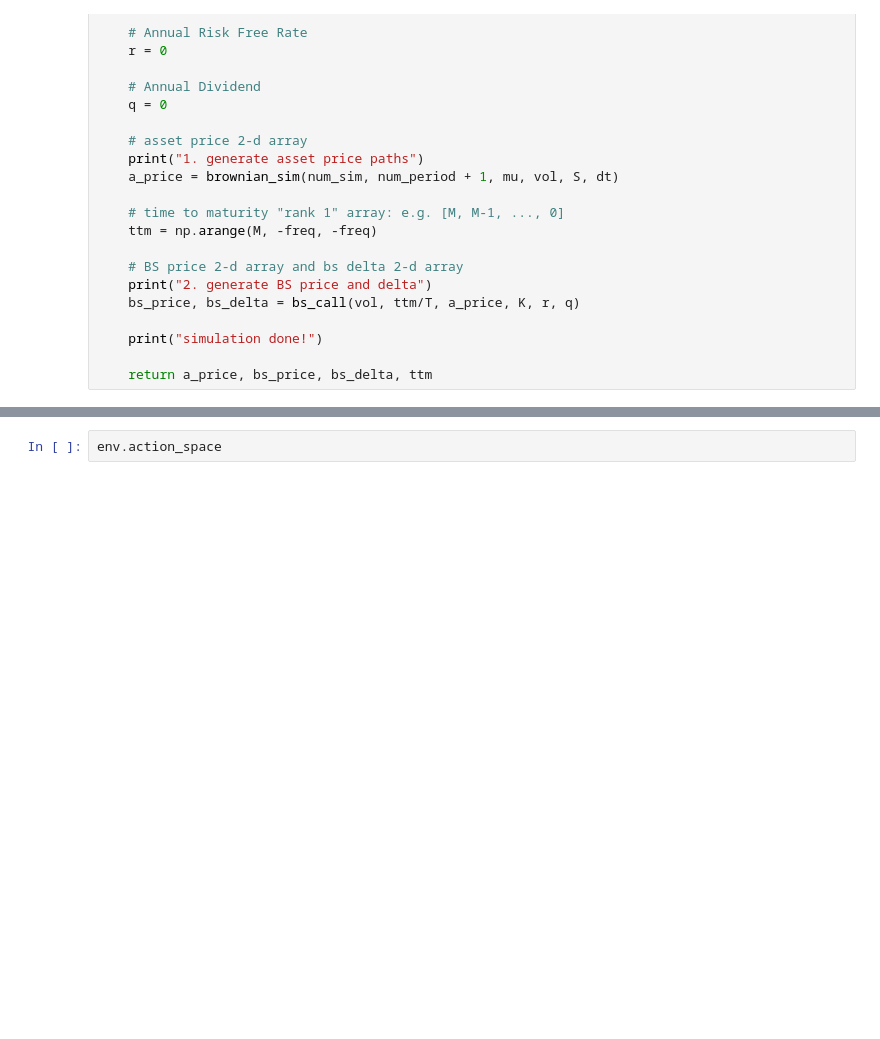
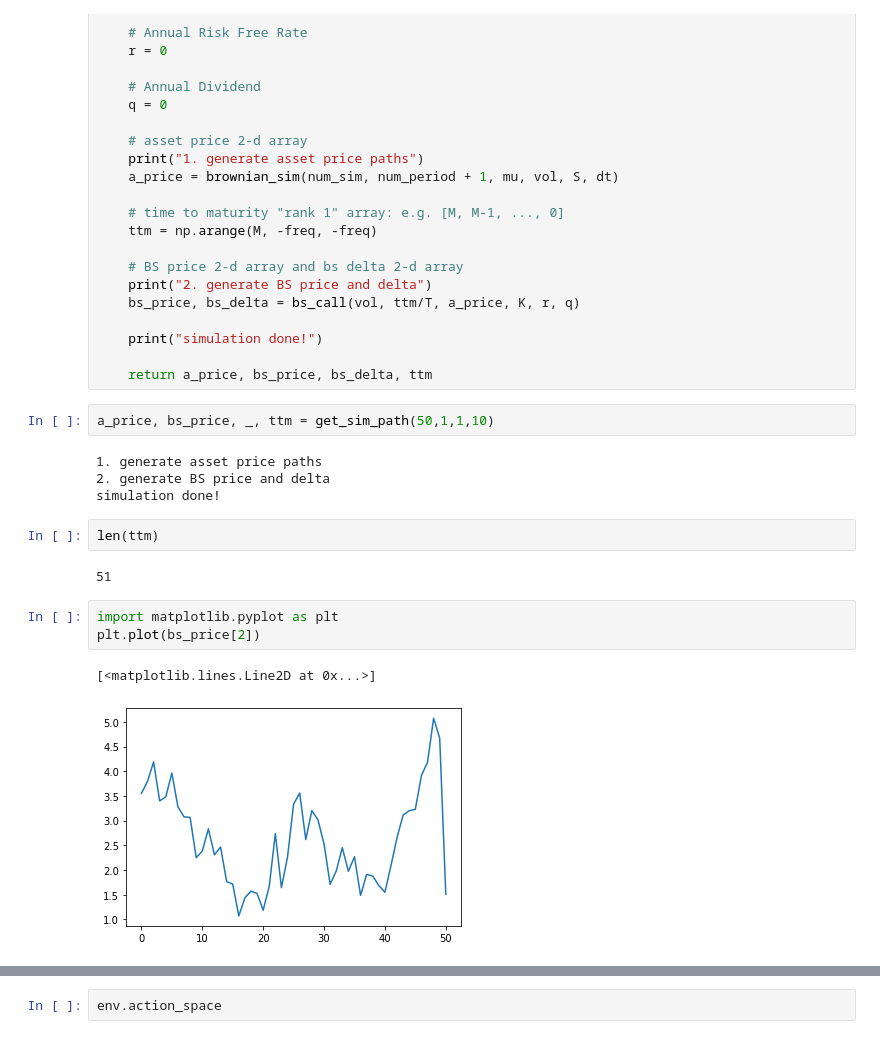
Before and after one commit to clutchkingasiimov/DynamicHedging, a Jupyter notebook: Simulator/Env.ipynb, the cells around one changed output, grey strips where cells are left out. Drawn from its saved outputs; the diff is of its cells as text; blank space fills up the shorter version.

```diff
--- a/Simulator/Env.ipynb
+++ b/Simulator/Env.ipynb
@@ -112,6 +112,22 @@ def get_sim_path(M, freq, np_seed, num_sim):
     print("simulation done!")
 
     return a_price, bs_price, bs_delta, ttm
+# %%
+a_price, bs_price, _, ttm = get_sim_path(50,1,1,10)
+# %% [output]
+1. generate asset price paths
+2. generate BS price and delta
+simulation done!
+# %%
+len(ttm)
+# %% [output]
+51
+# %%
+import matplotlib.pyplot as plt
+plt.plot(bs_price[2])
+# %% [output]
+[<matplotlib.lines.Line2D at 0x...>]
+[figure, added]
 # %%
 class TradingEnv(gym.Env):
     """
```
Also changed, not shown: parts of 6 cells of this notebook.
